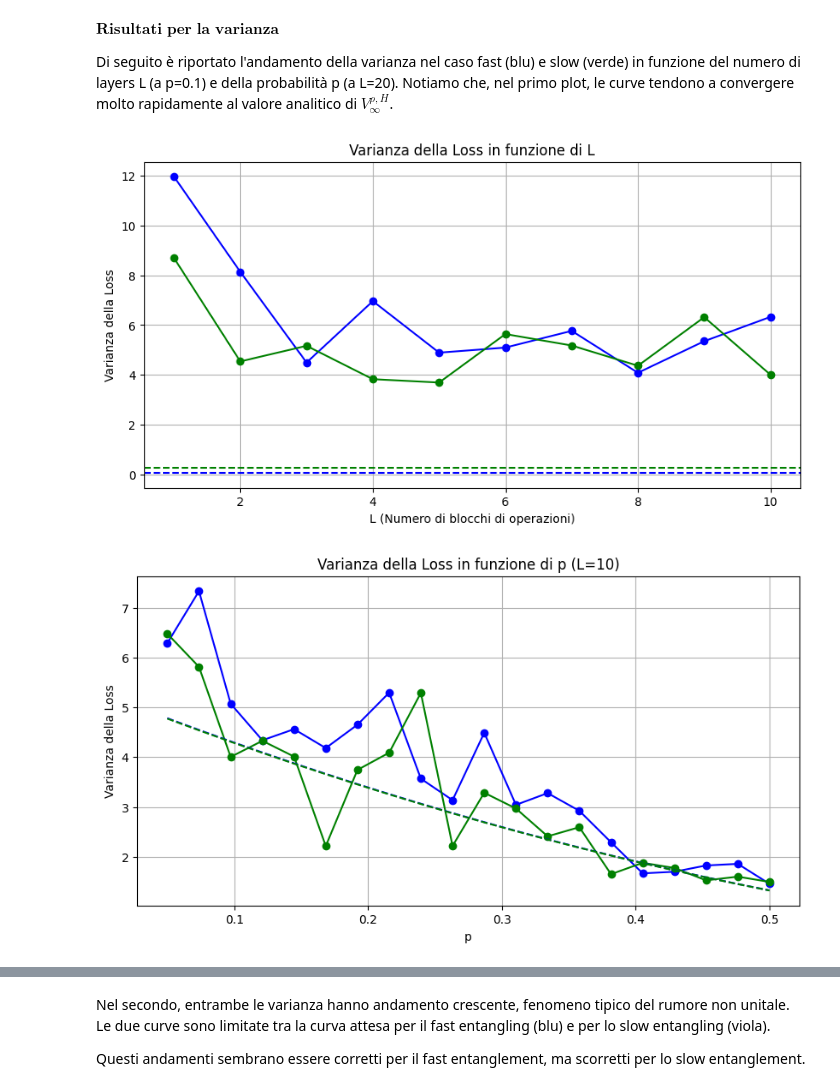
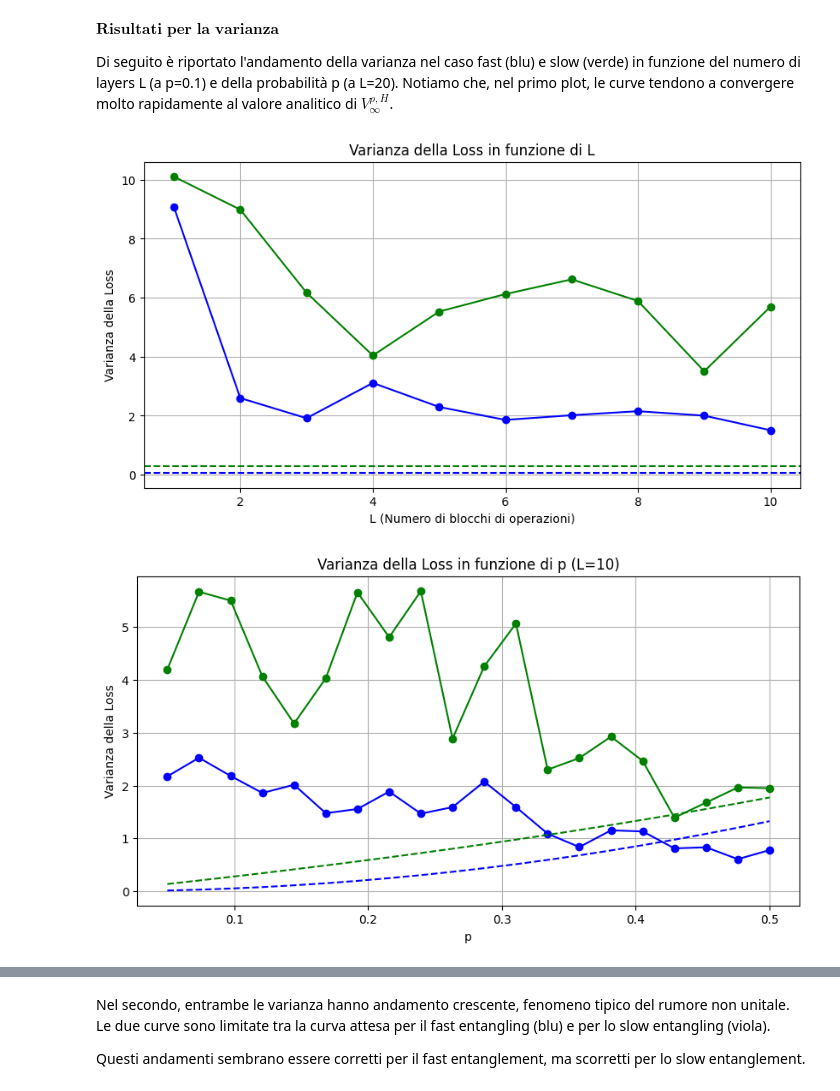
Before and after one commit to sebastianopian/QC.exam, a Jupyter notebook: 00_program.ipynb, the cells around one changed output, grey strips where cells are left out. Cells and saved outputs as stored; diff of their text form; code cells hidden in the pictures.

```diff
--- a/00_program.ipynb
+++ b/00_program.ipynb
@@ -218,18 +267,6 @@ $\textbf{Risultati per la varianza}$
 Di seguito è riportato l'andamento della varianza nel caso fast (blu) e slow (verde) in funzione del numero di layers L (a p=0.1) e della probabilità p (a L=20).
 Notiamo che, nel primo plot, le curve tendono a convergere molto rapidamente al valore analitico di $V_{\infty}^{\rho,H}$.
 # %%
-import qiskit as qc
-from qiskit_aer import Aer
-import numpy as np
-from qiskit import QuantumCircuit
-from qiskit.quantum_info import DensityMatrix, SparsePauliOp
-import matplotlib.pyplot as plt
-import itertools
-import matplotlib.pyplot as plt
-from collections import defaultdict
-from scipy.sparse.csgraph import connected_components
-from functools import reduce
-
 # Parametri
 n=4
 shots = 50  # Numero di esecuzioni
@@ -259,14 +296,17 @@ def circuit_with_noise(n, p, L):
     for _ in range(L):
         # Applica rotazioni casuali
         parameters = generate_random_parameters(n)
+
+        circuit.cx(0,1)
+
         for i in range(n):
-            circuit.rx(parameters[2 * i], i)
-            circuit.rz(parameters[2 * i + 1], i)
-        # Applica i CNOT e gli swap
-        circuit.cx(0, 1)
-        circuit.cx(3, 2)
-        circuit.swap(0, 2)
-        circuit.swap(1, 3)
+           circuit.rx(parameters[2 * i], i)
+           circuit.rz(parameters[2 * i + 1], i)
+        circuit.cx(0,1)
+        for i in range (n-2):
+           circuit.cx(i+1, i+2)
+           circuit.cx(i, i+1)
+        circuit.cx(n-2,n-1)
 
         # Evoluzione dello stato
         rho = DensityMatrix.from_instruction(circuit)
@@ -281,7 +321,7 @@ def circuit_with_noise_slow(n, p, L):
     for _ in range(L):
         # Applica rotazioni casuali
         parameters = generate_random_parameters(n)
-        for i in range(n):
+        for i in range(n-1):
             circuit.rx(parameters[2 * i], i)
             circuit.rz(parameters[2 * i + 1], i)
         # Applica i CNOT e gli swap
@@ -356,7 +396,6 @@ plt.axhline(y=0.04*(p**2) + (p/(2-p))*5.29, color='g', linestyle='--', label="V_
 plt.grid(True)
 plt.show()
 
-
 p_values = np.linspace(0.05, 0.5, 20)
 
 for p in p_values:
@@ -370,34 +409,34 @@ for p in p_values:
         L_value1 = np.trace(W_matrix @ rho1.data)  # Loss
         L_values_shots.append(L_value)
         L_values_shots1.append(L_value1)
     L_values_all[p] = L_values_shots
     L_values_all1[p] = L_values_shots1
 
 L_means = {p: np.mean(L_values_all[p]) for p in p_values}
 L_variances = {p: np.var(L_values_all[p]) for p in p_values}
 L_means1 = {p: np.mean(L_values_all1[p]) for p in p_values}
 L_variances1 = {p: np.var(L_values_all1[p]) for p in p_values}
 
 var_values = list(L_variances.values())
 L_values = list(L_means.values())
 var_values1 = list(L_variances1.values())
 L_values1 = list(L_means1.values())
 var_values1 = np.array(var_values1, dtype=float)
 
-y = 5.3*(1-p_values)**2
-z= 5.29 * (1-p_values)**2
+y = 5.3*(p_values)**2
+z= 0.04*(p_values**2) + (p_values/(2-p_values))*5.29
 
 # Plot della varianza in funzione di p
 plt.figure(figsize=(10, 5))
 plt.plot(p_values, var_values, marker='o', linestyle='-', color='b')
 plt.plot(p_values, var_values1, marker='o', linestyle='-', color='g')
 plt.plot(p_values, y, marker='', linestyle='--', color='b')
 plt.plot(p_values, z, marker='', linestyle='--', color='g')
 plt.xlabel('p')
 plt.ylabel('Varianza della Loss')
 plt.title(f'Varianza della Loss in funzione di p (L={L_values_range})')
 plt.grid(True)
 plt.show()
 # %% [output]
-[figure, old version]
+[figure, new version]
-[figure, old version]
+[figure, new version]
```
Also changed, not shown: parts of 10 cells of this notebook, 1 other file.
